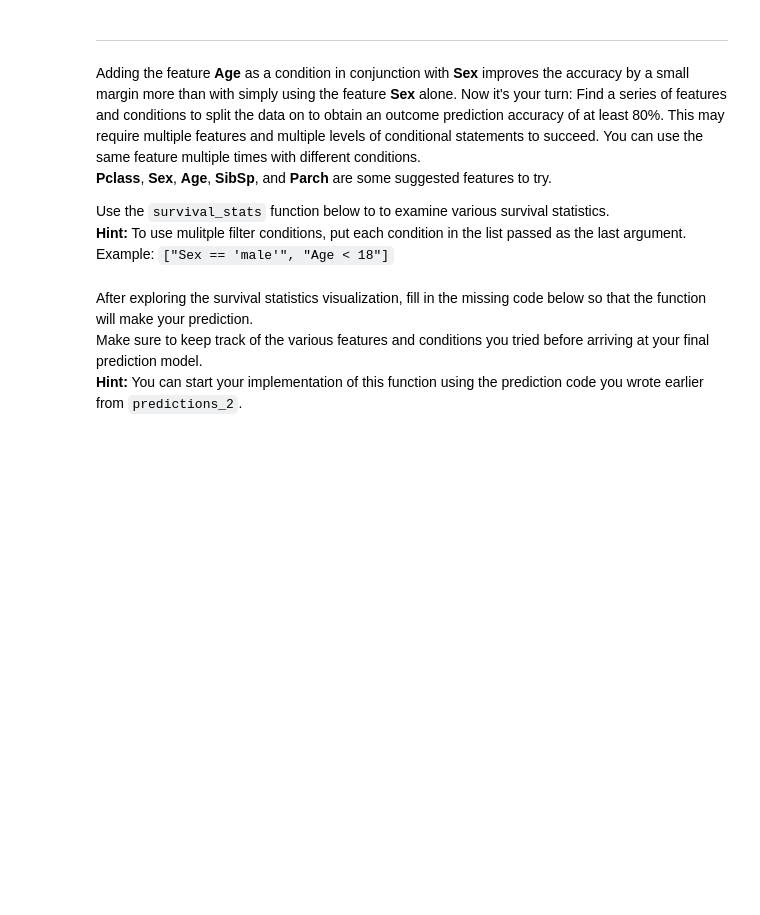
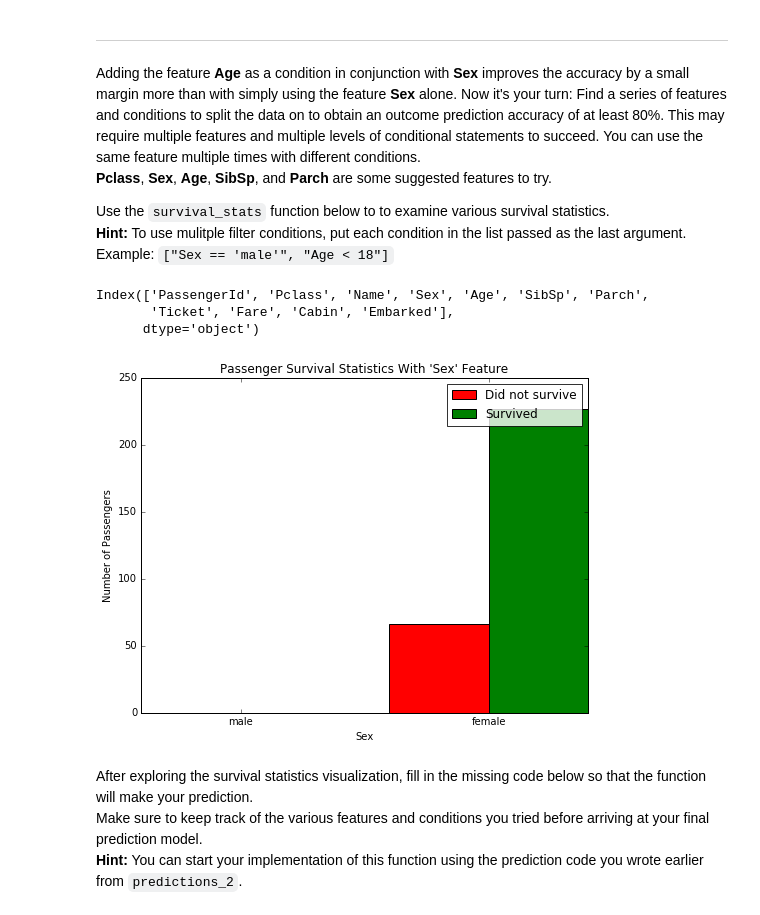
Before and after one commit to thEpisode/Titanic-Survival-Exploration, a Jupyter notebook: titanic_survival_exploration/Titanic_Survival_Exploration.ipynb, the cells around one changed output. Saved outputs shown, nothing was run; the diff lists cells and outputs as text; code cells hidden in the pictures; blank space fills up the shorter version.

```diff
--- a/titanic_survival_exploration/Titanic_Survival_Exploration.ipynb
+++ b/titanic_survival_exploration/Titanic_Survival_Exploration.ipynb
@@ -188,7 +215,12 @@ Adding the feature **Age** as a condition in conjunction with **Sex** improves t
 Use the `survival_stats` function below to to examine various survival statistics.
 **Hint:** To use mulitple filter conditions, put each condition in the list passed as the last argument. Example: `["Sex == 'male'", "Age < 18"]`
 # %%
-survival_stats(data, outcomes, 'Age', ["Sex == 'male'", "Age < 18"])
+survival_stats(data, outcomes, 'Sex', ["Sex == 'female'", "SibSp < 3"])
+# %% [output]
+Index(['PassengerId', 'Pclass', 'Name', 'Sex', 'Age', 'SibSp', 'Parch',
+       'Ticket', 'Fare', 'Cabin', 'Embarked'],
+      dtype='object')
+[figure, added]
 # %% [markdown]
 After exploring the survival statistics visualization, fill in the missing code below so that the function will make your prediction.
 Make sure to keep track of the various features and conditions you tried before arriving at your final prediction model.
```
Also changed, not shown: parts of 21 cells of this notebook, 1 other file.
